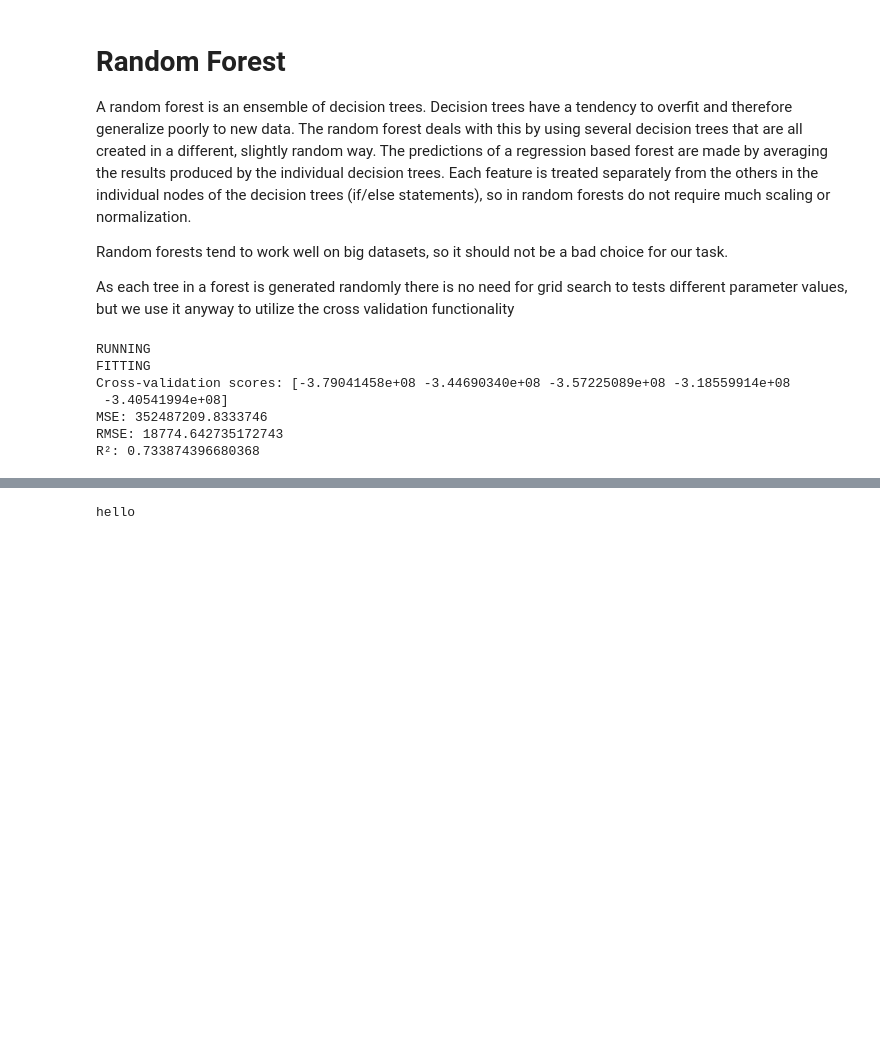
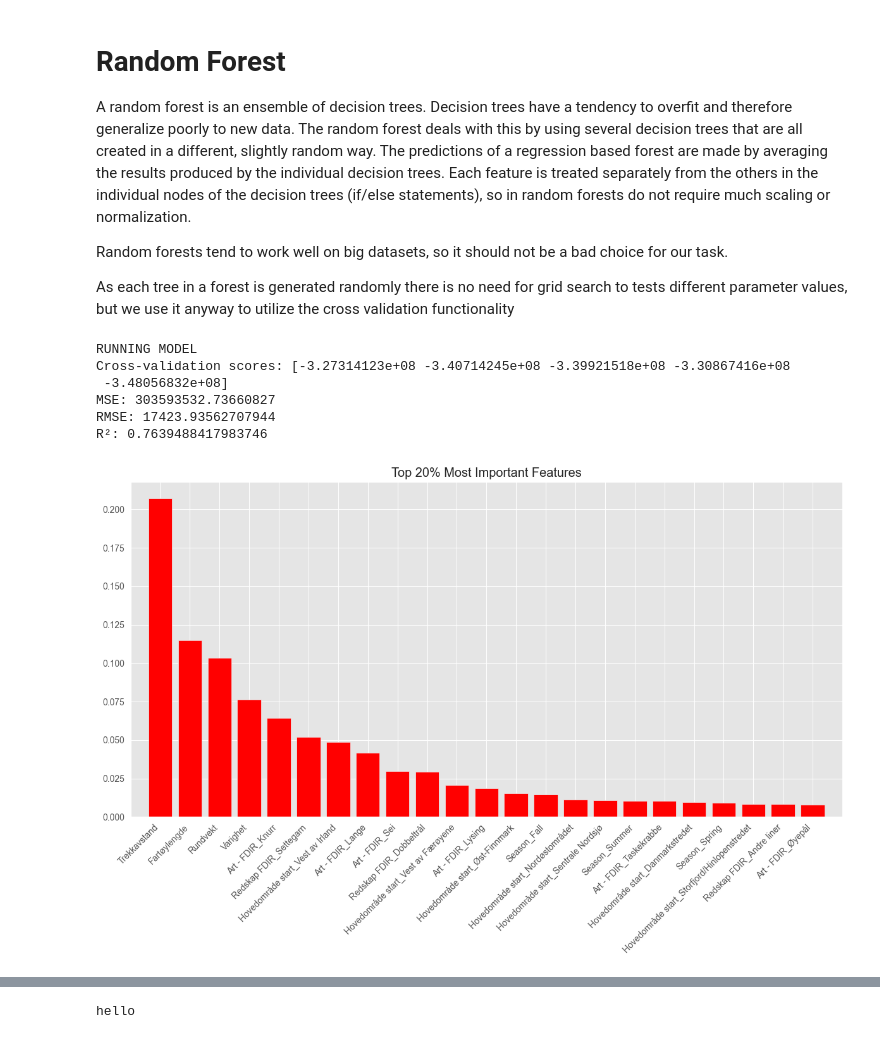
Before and after one commit to StaaleKarlstad/INFO284, a Jupyter notebook: Notebooks/random_forest.ipynb, the cells around one changed output, grey strips where cells are left out. Drawn from its saved outputs; the diff is of its cells as text; code cells hidden in the pictures; blank space fills up the shorter version.

```diff
--- a/Notebooks/random_forest.ipynb
+++ b/Notebooks/random_forest.ipynb
@@ -565,12 +530,35 @@ def run_rf_model(dataframe, target, number_of_trees):
 # %%
 # run_rf_grid_search(df_n, "Rundvekt")
 # %%
-run_rf_model(df_n, "Rundvekt", 128)
+rf = run_rf_model(df_n, "Rundvekt", 128)
 # %% [output]
-RUNNING
-FITTING
-Cross-validation scores: [-3.79041458e+08 -3.44690340e+08 -3.57225089e+08 -3.18559914e+08
- -3.40541994e+08]
-MSE: 352487209.8333746
-RMSE: 18774.642735172743
-R²: 0.733874396680368
+RUNNING MODEL
+Cross-validation scores: [-3.27314123e+08 -3.40714245e+08 -3.39921518e+08 -3.30867416e+08
+ -3.48056832e+08]
+MSE: 303593532.73660827
+RMSE: 17423.93562707944
+R²: 0.7639488417983746
+# %%
+importances = rf.feature_importances_
+# %%
+feature_names = df_n.columns.tolist()
+
+# Get the indices of the features sorted by importance
+indices = np.argsort(importances)[::-1]
+
+# Calculate the number of features to select (top 20%)
+num_features = int(len(importances) * 0.2)
+
+# Select the top 20% indices for plotting
+top_indices = indices[:num_features]
+
+# Plotting
+plt.figure(figsize=(12, 8))  # Adjusted size for clarity
+plt.title('Top 20% Most Important Features')
+plt.bar(range(num_features), importances[top_indices], color="r", align="center")
+plt.xticks(range(num_features), [feature_names[i] for i in top_indices], rotation=45, ha='right')  # Rotated 45 degrees
+plt.xlim([-1, num_features])
+plt.tight_layout()  # Adjust layout to make room for label
+plt.show()
+# %% [output]
+[figure, added]
```
Also changed, not shown: parts of 19 cells of this notebook.
